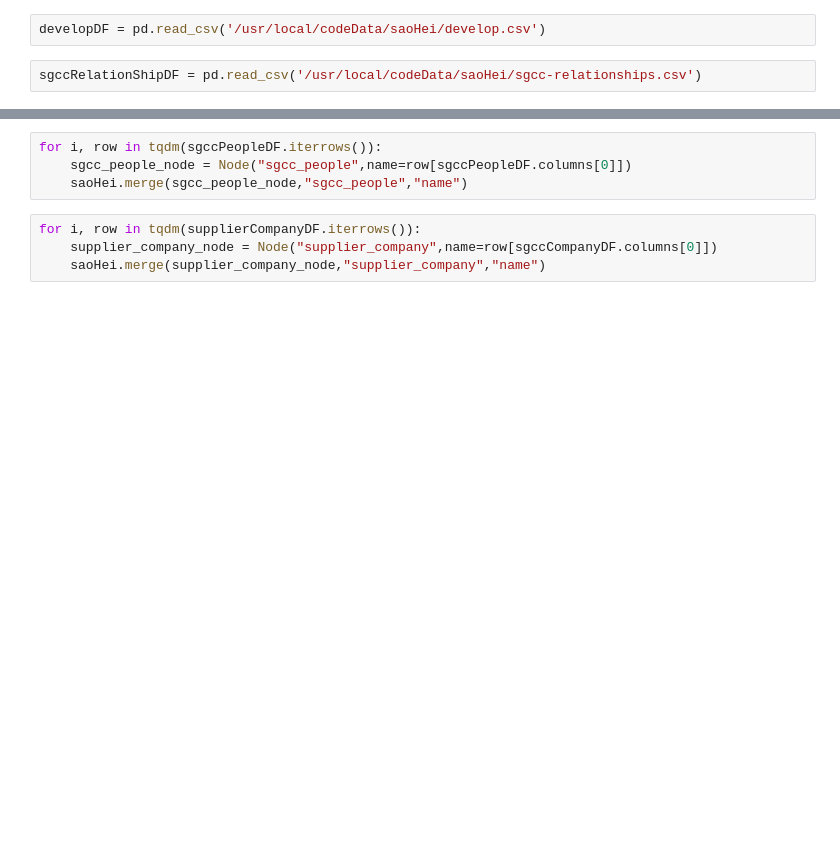
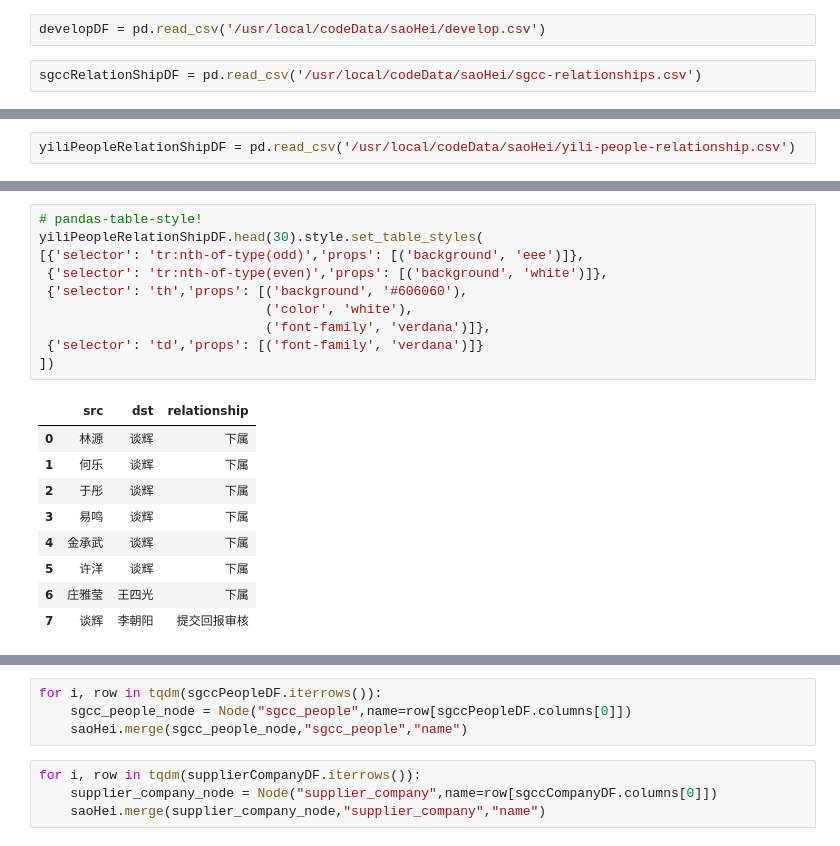
Before and after one commit to konfer/jupyter_bd, a Jupyter notebook: saoHei.ipynb, the cells around one changed output, grey strips where cells are left out. Drawn from its saved outputs; the diff is of its cells as text; blank space fills up the shorter version.

```diff
--- a/saoHei.ipynb
+++ b/saoHei.ipynb
@@ -45,0 +48,2 @@ yiliRelationShipDF = pd.read_csv('/usr/local/codeData/saoHei/yili-relationships.
+# %%
+yiliPeopleRelationShipDF = pd.read_csv('/usr/local/codeData/saoHei/yili-people-relationship.csv')
@@ -165,0 +349,20 @@ yiliRelationShipDF.head(30).style.set_table_styles(
+# %%
+# pandas-table-style!
+yiliPeopleRelationShipDF.head(30).style.set_table_styles(
+[{'selector': 'tr:nth-of-type(odd)','props': [('background', 'eee')]},
+ {'selector': 'tr:nth-of-type(even)','props': [('background', 'white')]},
+ {'selector': 'th','props': [('background', '#606060'),
+                             ('color', 'white'),
+                             ('font-family', 'verdana')]},
+ {'selector': 'td','props': [('font-family', 'verdana')]}
+])
+# %% [output]
+|  | src | dst | relationship |
+| 0 | 林源 | 谈辉 | 下属 |
+| 1 | 何乐 | 谈辉 | 下属 |
+| 2 | 于彤 | 谈辉 | 下属 |
+| 3 | 易鸣 | 谈辉 | 下属 |
+| 4 | 金承武 | 谈辉 | 下属 |
+| 5 | 许洋 | 谈辉 | 下属 |
+| 6 | 庄雅莹 | 王四光 | 下属 |
+| 7 | 谈辉 | 李朝阳 | 提交回报审核 |
```
Also changed, not shown: parts of 36 cells of this notebook.
